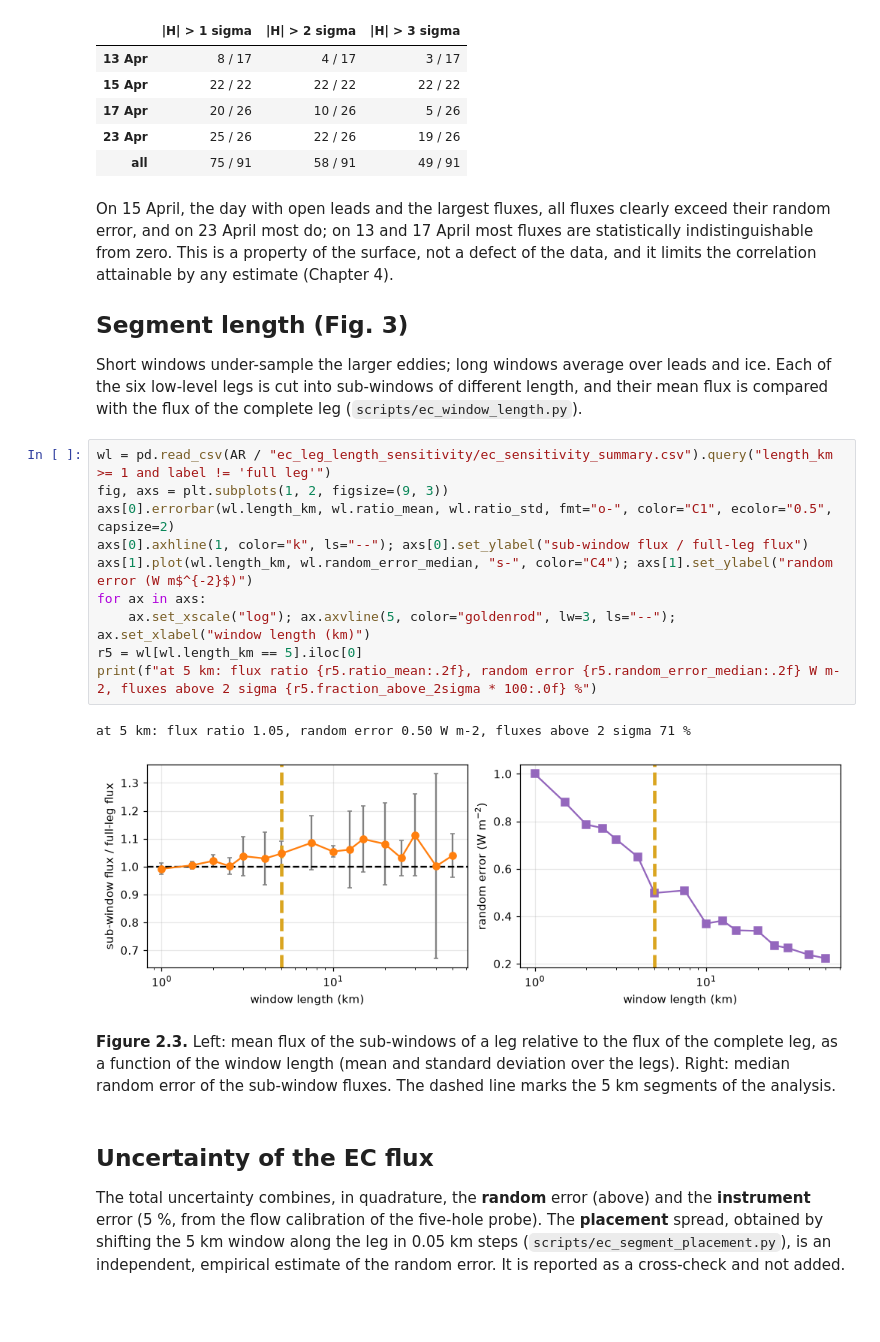
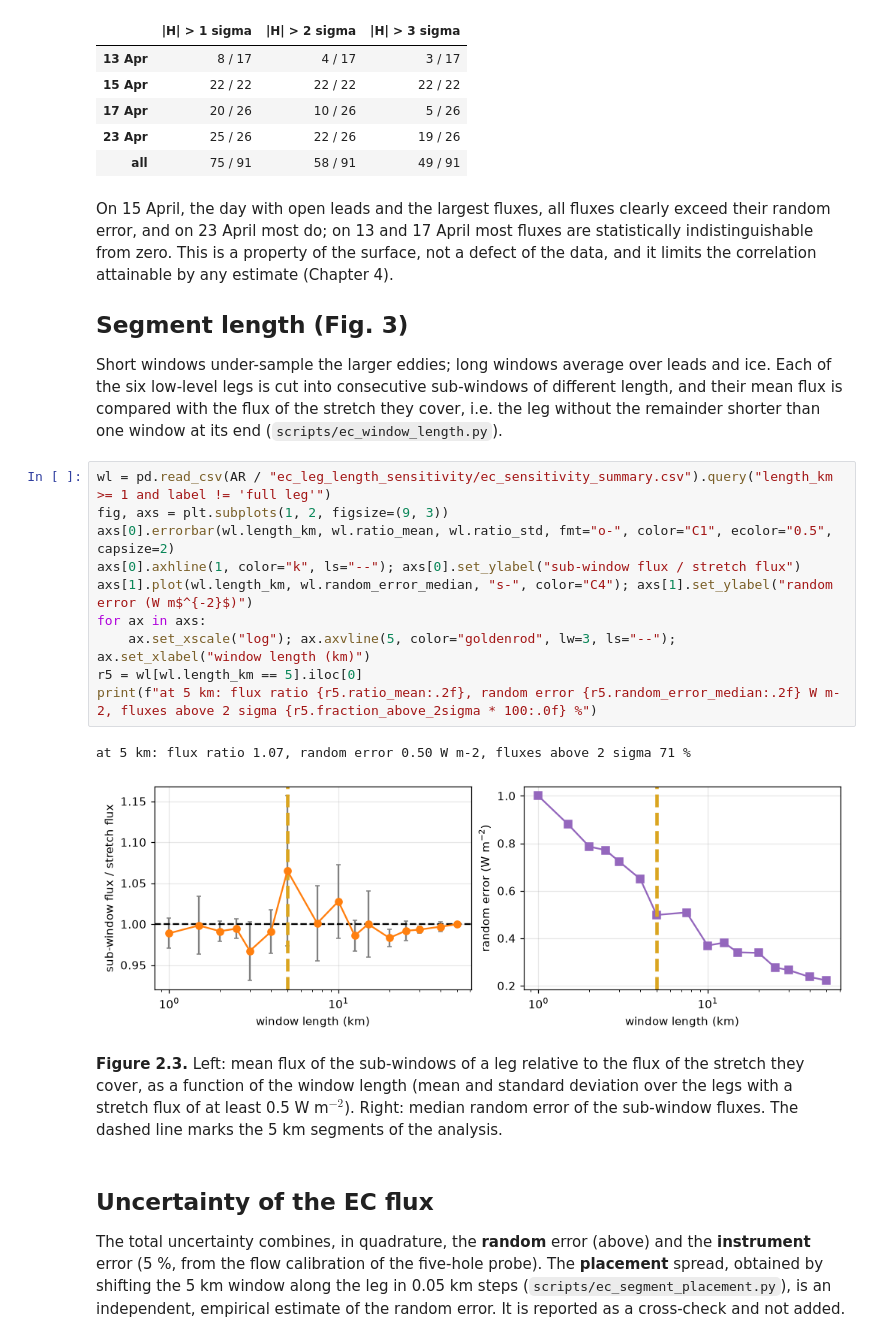
Before and after one commit to FranzFlink/bacsam2-flux-analysis, a Jupyter notebook: book/02_eddy_covariance.ipynb, the cells around one changed output. Drawn from its saved outputs; the diff is of its cells as text; blank space fills up the shorter version.

```diff
--- a/book/02_eddy_covariance.ipynb
+++ b/book/02_eddy_covariance.ipynb
@@ -156,24 +156,24 @@ the surface, not a defect of the data, and it limits the correlation attainable
 ## Segment length (Fig. 3)
 
 Short windows under-sample the larger eddies; long windows average over leads and ice. Each of the six low-level legs
-is cut into sub-windows of different length, and their mean flux is compared with the flux of the complete leg
-(`scripts/ec_window_length.py`).
+is cut into consecutive sub-windows of different length, and their mean flux is compared with the flux of the stretch
+they cover, i.e. the leg without the remainder shorter than one window at its end (`scripts/ec_window_length.py`).
 # %%
 wl = pd.read_csv(AR / "ec_leg_length_sensitivity/ec_sensitivity_summary.csv").query("length_km >= 1 and label != 'full leg'")
 fig, axs = plt.subplots(1, 2, figsize=(9, 3))
 axs[0].errorbar(wl.length_km, wl.ratio_mean, wl.ratio_std, fmt="o-", color="C1", ecolor="0.5", capsize=2)
-axs[0].axhline(1, color="k", ls="--"); axs[0].set_ylabel("sub-window flux / full-leg flux")
+axs[0].axhline(1, color="k", ls="--"); axs[0].set_ylabel("sub-window flux / stretch flux")
 axs[1].plot(wl.length_km, wl.random_error_median, "s-", color="C4"); axs[1].set_ylabel("random error (W m$^{-2}$)")
 for ax in axs:
     ax.set_xscale("log"); ax.axvline(5, color="goldenrod", lw=3, ls="--"); ax.set_xlabel("window length (km)")
 r5 = wl[wl.length_km == 5].iloc[0]
 print(f"at 5 km: flux ratio {r5.ratio_mean:.2f}, random error {r5.random_error_median:.2f} W m-2, fluxes above 2 sigma {r5.fraction_above_2sigma * 100:.0f} %")
 # %% [output]
-at 5 km: flux ratio 1.05, random error 0.50 W m-2, fluxes above 2 sigma 71 %
+at 5 km: flux ratio 1.07, random error 0.50 W m-2, fluxes above 2 sigma 71 %
-[figure, old version]
+[figure, new version]
 # %% [markdown]
-**Figure 2.3.** Left: mean flux of the sub-windows of a leg relative to the flux of the complete leg, as a function of
-the window length (mean and standard deviation over the legs). Right: median random error of the sub-window fluxes. The
+**Figure 2.3.** Left: mean flux of the sub-windows of a leg relative to the flux of the stretch they cover, as a function
+of the window length (mean and standard deviation over the legs with a stretch flux of at least 0.5 W m$^{-2}$). Right: median random error of the sub-window fluxes. The
 dashed line marks the 5 km segments of the analysis.
 # %% [markdown]
 ## Uncertainty of the EC flux
```
Also changed, not shown: 8 other files.
